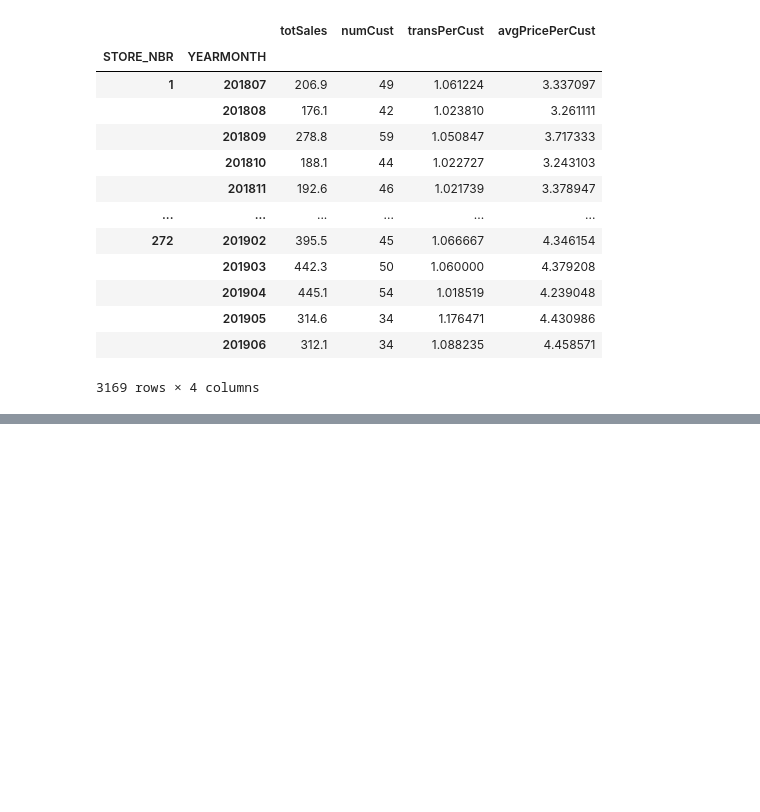
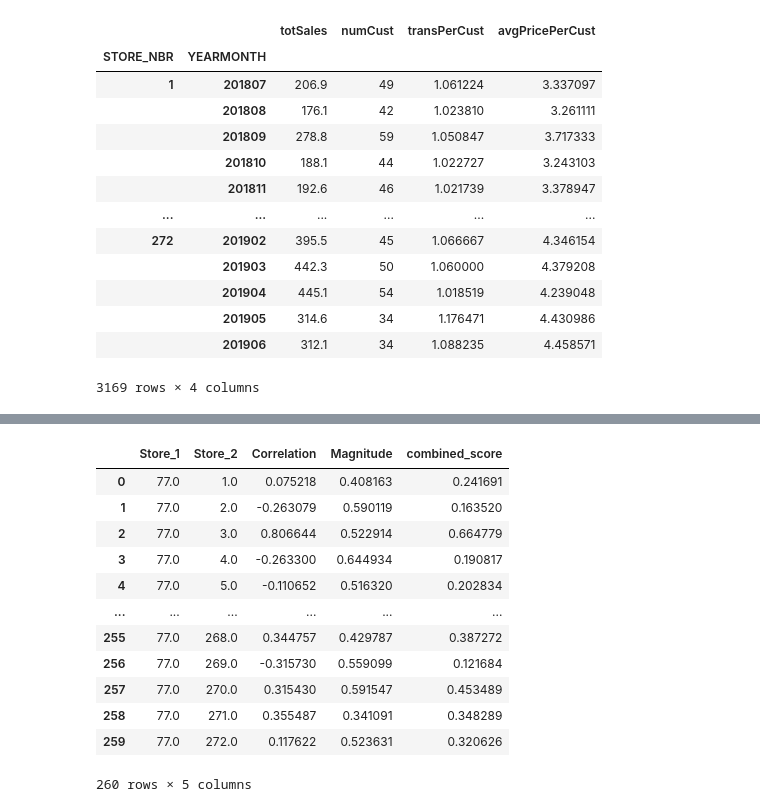
Before and after one commit to nyinyibo-ui/QuantiumProject-Forage-, a Jupyter notebook: task2.ipynb, the cells around one changed output, grey strips where cells are left out. Saved outputs shown, nothing was run; the diff lists cells and outputs as text; code cells hidden in the pictures; blank space fills up the shorter version.

```diff
--- a/task2.ipynb
+++ b/task2.ipynb
@@ -187,0 +363,7 @@ measure_over_time
+# %%
+## calculate correlations against store 77 using total sales and number of customers.
+tot_sales_corr=calculate_correlation(perTialMeasures,"totSales",77)
+num_cus_corr=calculate_correlation(perTialMeasures,"numCust",77)
+
+tot_sales_std_dist=calculate_std_magnitude_distance(perTialMeasures,"totSales",77)
+num_cus_std_dist=calculate_std_magnitude_distance(perTialMeasures,"numCust",77)
@@ -187,0 +388,4 @@ measure_over_time
+# %%
+### Concatenate into one score_nSales df
+score_nSales=pd.concat([tot_sales_corr,tot_sales_std_dist["Magnitude"]],axis=1)
+score_nSales
@@ -187,0 +412,22 @@ measure_over_time
+# %%
+## Create a combined score composed of correlation and magnitude, by first merging the correlations table with the magnitude table
+### FOR TOTAL sales
+
+corr_score=0.5
+
+score_nSales["combined_score"]=corr_score*score_nSales["Correlation"]+corr_score*score_nSales["Magnitude"]
+score_nSales
+# %% [output]
+|  | Store_1 | Store_2 | Correlation | Magnitude | combined_score |
+| 0 | 77.0 | 1.0 | 0.075218 | 0.408163 | 0.241691 |
+| 1 | 77.0 | 2.0 | -0.263079 | 0.590119 | 0.163520 |
+| 2 | 77.0 | 3.0 | 0.806644 | 0.522914 | 0.664779 |
+| 3 | 77.0 | 4.0 | -0.263300 | 0.644934 | 0.190817 |
+| 4 | 77.0 | 5.0 | -0.110652 | 0.516320 | 0.202834 |
+| ... | ... | ... | ... | ... | ... |
+| 255 | 77.0 | 268.0 | 0.344757 | 0.429787 | 0.387272 |
+| 256 | 77.0 | 269.0 | -0.315730 | 0.559099 | 0.121684 |
+| 257 | 77.0 | 270.0 | 0.315430 | 0.591547 | 0.453489 |
+| 258 | 77.0 | 271.0 | 0.355487 | 0.341091 | 0.348289 |
+| 259 | 77.0 | 272.0 | 0.117622 | 0.523631 | 0.320626 |
+260 rows × 5 columns
```
Also changed, not shown: parts of 19 cells of this notebook.
